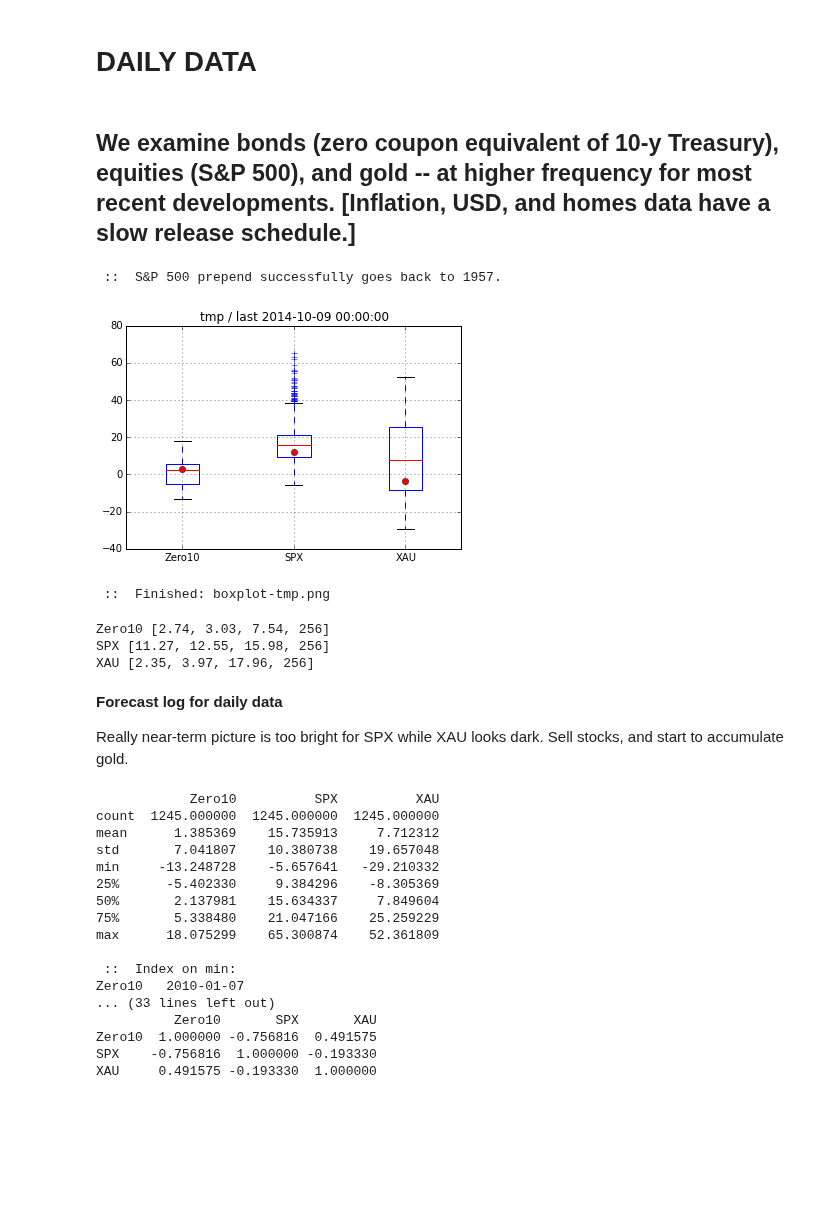
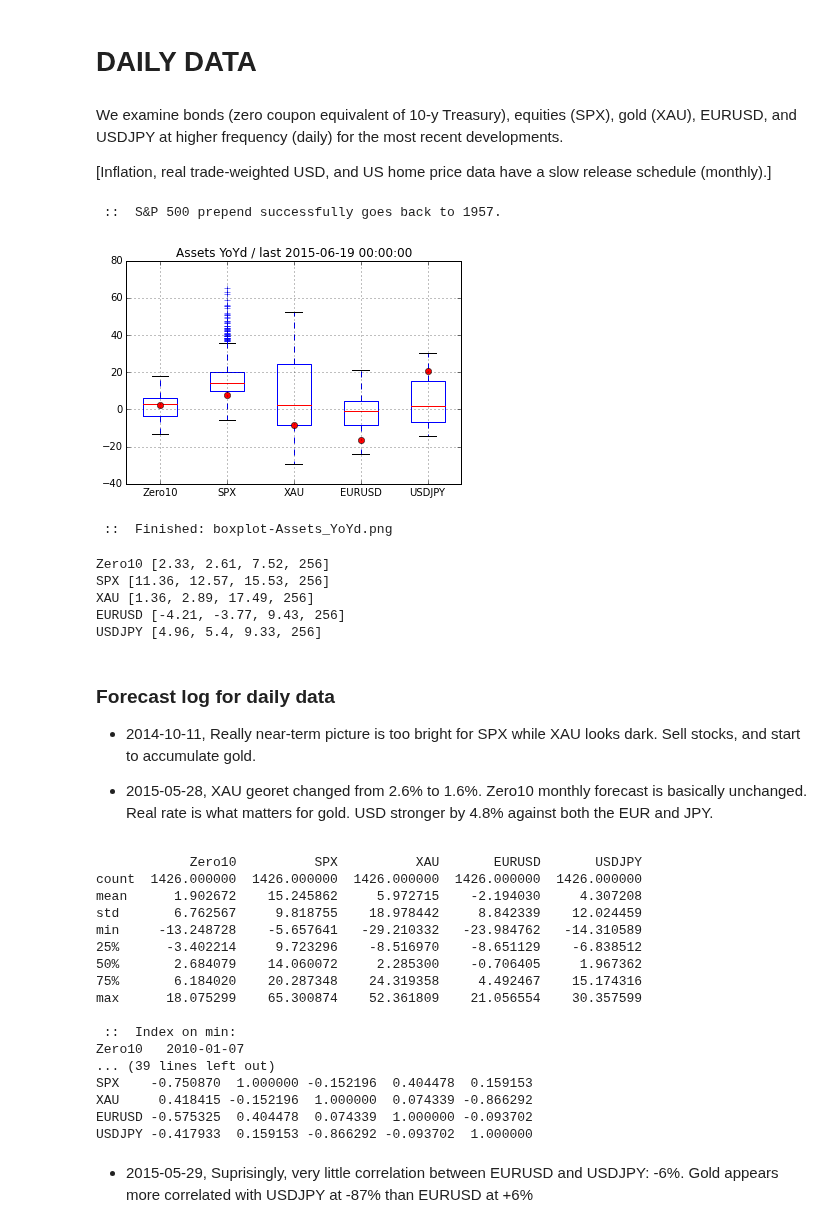
Before and after one commit to rsvp/fecon235, a Jupyter notebook: nb/fred-georeturns.ipynb, the cells around one changed output. Drawn from its saved outputs; the diff is of its cells as text; code cells hidden in the pictures; blank space fills up the shorter version.

Commit message:
Revise fred-georeturns.ipynb

```diff
--- a/nb/fred-georeturns.ipynb
+++ b/nb/fred-georeturns.ipynb
@@ -217,11 +239,13 @@ Changing *alpha* from 0.20 to 0.10 varies the forecast only slightly. The import
 # %% [markdown]
 # DAILY DATA
 # %% [markdown]
-## We examine bonds (zero coupon equivalent of 10-y Treasury), equities (S&P 500), and gold -- at higher frequency for most recent developments. [Inflation, USD, and homes data have a slow release schedule.]
+We examine bonds (zero coupon equivalent of 10-y Treasury), equities (SPX), gold (XAU), EURUSD, and USDJPY at higher frequency (daily) for the most recent developments.
+
+[Inflation, real trade-weighted USD, and US home price data have a slow release schedule (monthly).]
 # %%
-#  Specify monthly series of interest:
-ds = [d4zero10, d4spx, d4xau]
-names = ['Zero10', 'SPX', 'XAU' ]
+#  Specify daily series of interest:
+ds = [ d4zero10, d4spx, d4xau, d4eurusd, d4usdjpy ]
+names = [ 'Zero10', 'SPX', 'XAU', 'EURUSD', 'USDJPY' ]
 
 #  Download into a dictionary:
 dsd = {}
@@ -240,44 +264,51 @@ dega = paste( [ dsdc[i] for i in ds ] )
 #  Give names to the columns for mega:
 dega.columns = names
 # %%
-#  Really focus on the recent:
-u0 = '2010'
+#  Start from the recent:
+u0 = '2010-01-01'
 # %%
 #  Overlapping YoY percentage change, recently:
-boxplot(dega[u0:])
+boxplot( dega[u0:], 'Assets YoYd' )
 # %% [output]
-[figure, old version]
+[figure, new version]
- ::  Finished: boxplot-tmp.png
+ ::  Finished: boxplot-Assets_YoYd.png
 # %%
 #  Geometric mean returns, non-overlapping, annualized:
 for i in range(len(ds)):
-    print names[i], georet(dsd[ds[i]][u0:])
+    print names[i], georet( dsd[ds[i]][u0:] )
 # %% [output]
-Zero10 [2.74, 3.03, 7.54, 256]
-SPX [11.27, 12.55, 15.98, 256]
-XAU [2.35, 3.97, 17.96, 256]
+Zero10 [2.33, 2.61, 7.52, 256]
+SPX [11.36, 12.57, 15.53, 256]
+XAU [1.36, 2.89, 17.49, 256]
+EURUSD [-4.21, -3.77, 9.43, 256]
+USDJPY [4.96, 5.4, 9.33, 256]
 # %% [markdown]
-**Forecast log for daily data**
+### Forecast log for daily data
 
-Really near-term picture is too bright for SPX while XAU looks dark. Sell stocks, and start to accumulate gold.
+- 2014-10-11, Really near-term picture is too bright for SPX while XAU looks dark. Sell stocks, and start to accumulate gold.
+
+
+- 2015-05-28, XAU georet changed from 2.6% to 1.6%. Zero10 monthly forecast is basically unchanged. Real rate is what matters for gold. USD stronger by 4.8% against both the EUR and JPY.
 # %%
-#  Lastly, as an appendix:
-stats(dega[u0:])
+#  Show esp. correlations:
+stats( dega[u0:] )
 # %% [output]
-            Zero10          SPX          XAU
-count  1245.000000  1245.000000  1245.000000
-mean      1.385369    15.735913     7.712312
-std       7.041807    10.380738    19.657048
-min     -13.248728    -5.657641   -29.210332
-25%      -5.402330     9.384296    -8.305369
-50%       2.137981    15.634337     7.849604
-75%       5.338480    21.047166    25.259229
-max      18.075299    65.300874    52.361809
+            Zero10          SPX          XAU       EURUSD       USDJPY
+count  1426.000000  1426.000000  1426.000000  1426.000000  1426.000000
+mean      1.902672    15.245862     5.972715    -2.194030     4.307208
+std       6.762567     9.818755    18.978442     8.842339    12.024459
+min     -13.248728    -5.657641   -29.210332   -23.984762   -14.310589
+25%      -3.402214     9.723296    -8.516970    -8.651129    -6.838512
+50%       2.684079    14.060072     2.285300    -0.706405     1.967362
+75%       6.184020    20.287348    24.319358     4.492467    15.174316
+max      18.075299    65.300874    52.361809    21.056554    30.357599
 
  ::  Index on min:
 Zero10   2010-01-07
-... (33 lines left out)
-          Zero10       SPX       XAU
-Zero10  1.000000 -0.756816  0.491575
-SPX    -0.756816  1.000000 -0.193330
-XAU     0.491575 -0.193330  1.000000
+... (39 lines left out)
+SPX    -0.750870  1.000000 -0.152196  0.404478  0.159153
+XAU     0.418415 -0.152196  1.000000  0.074339 -0.866292
+EURUSD -0.575325  0.404478  0.074339  1.000000 -0.093702
+USDJPY -0.417933  0.159153 -0.866292 -0.093702  1.000000
+# %% [markdown]
+- 2015-05-29, Suprisingly, very little correlation between EURUSD and USDJPY: -6%. Gold appears more correlated with USDJPY at -87% than EURUSD at +6%
```
Also changed, not shown: parts of 24 cells of this notebook.
